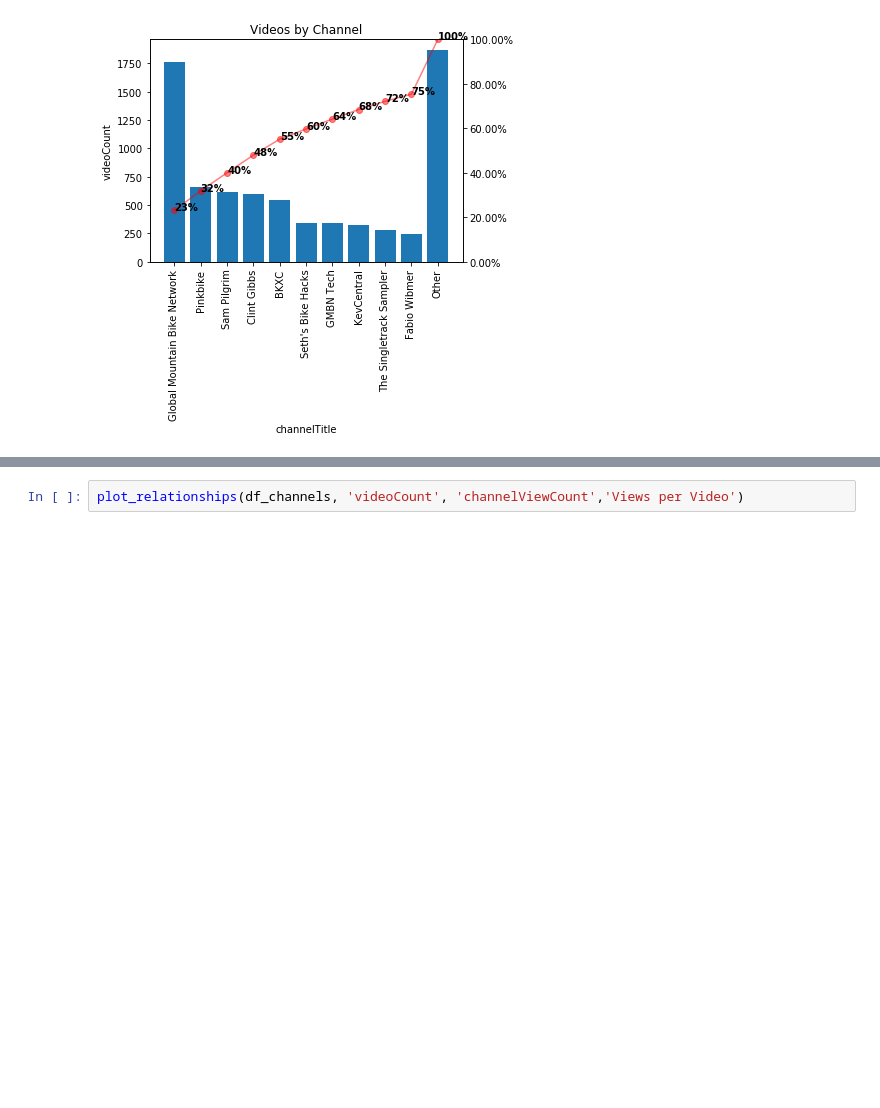
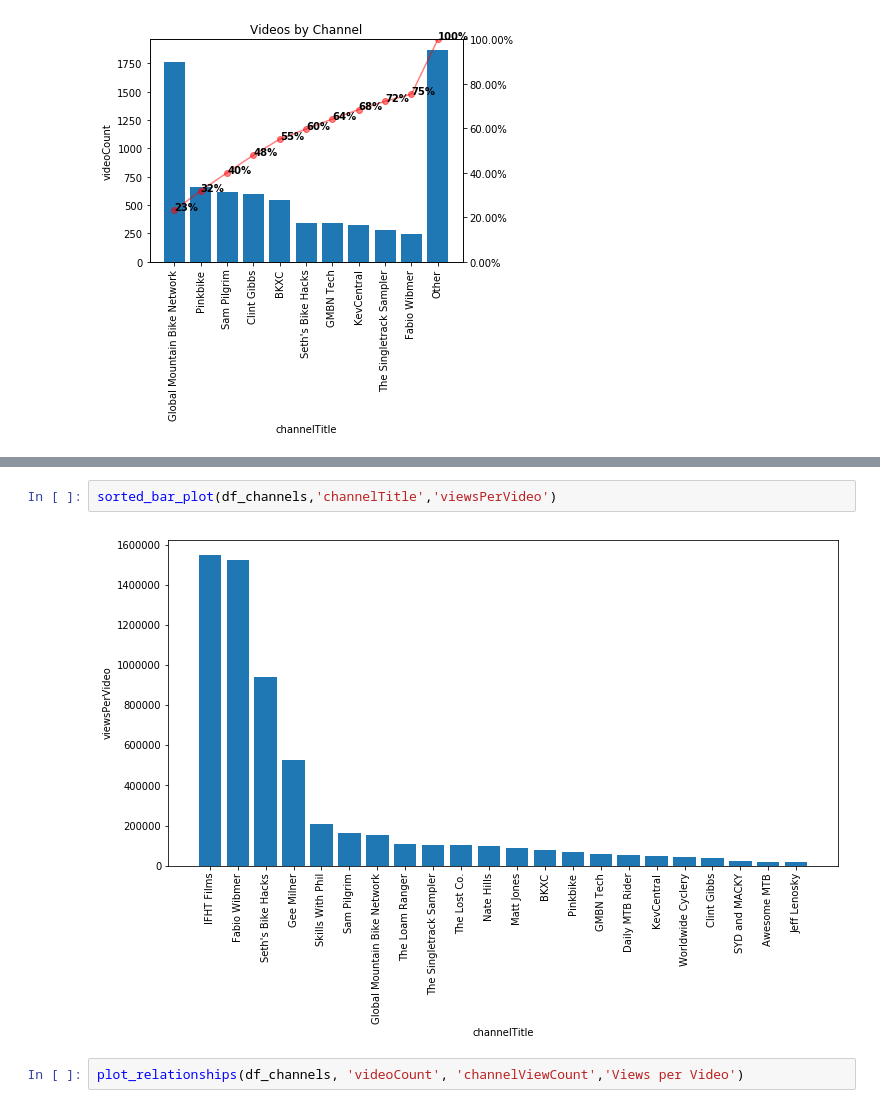
Before and after one commit to scottfeldmanpeabody/MTB-YouTube, a Jupyter notebook: notebooks/EDA.ipynb, the cells around one changed output, grey strips where cells are left out. Saved outputs shown, nothing was run; the diff lists cells and outputs as text; blank space fills up the shorter version.

```diff
--- a/notebooks/EDA.ipynb
+++ b/notebooks/EDA.ipynb
@@ -57,3 +57,7 @@ pareto_plot(df_channels, x='channelTitle', y='viewsPerVideo', title='Videos by C
+# %%
+sorted_bar_plot(df_channels,'channelTitle','viewsPerVideo')
+# %% [output]
+[figure, added]
 # %%
 plot_relationships(df_channels, 'videoCount', 'channelViewCount','Views per Video')
 # %% [output]
```
Also changed, not shown: parts of 10 cells of this notebook, 5 other files.
